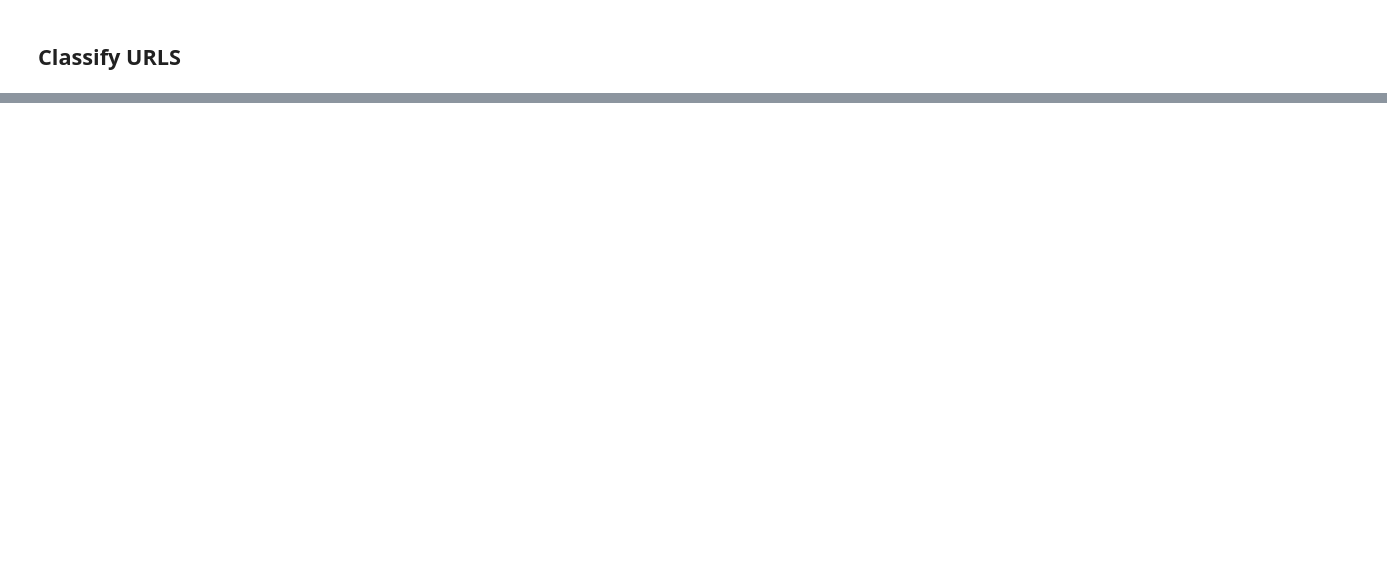
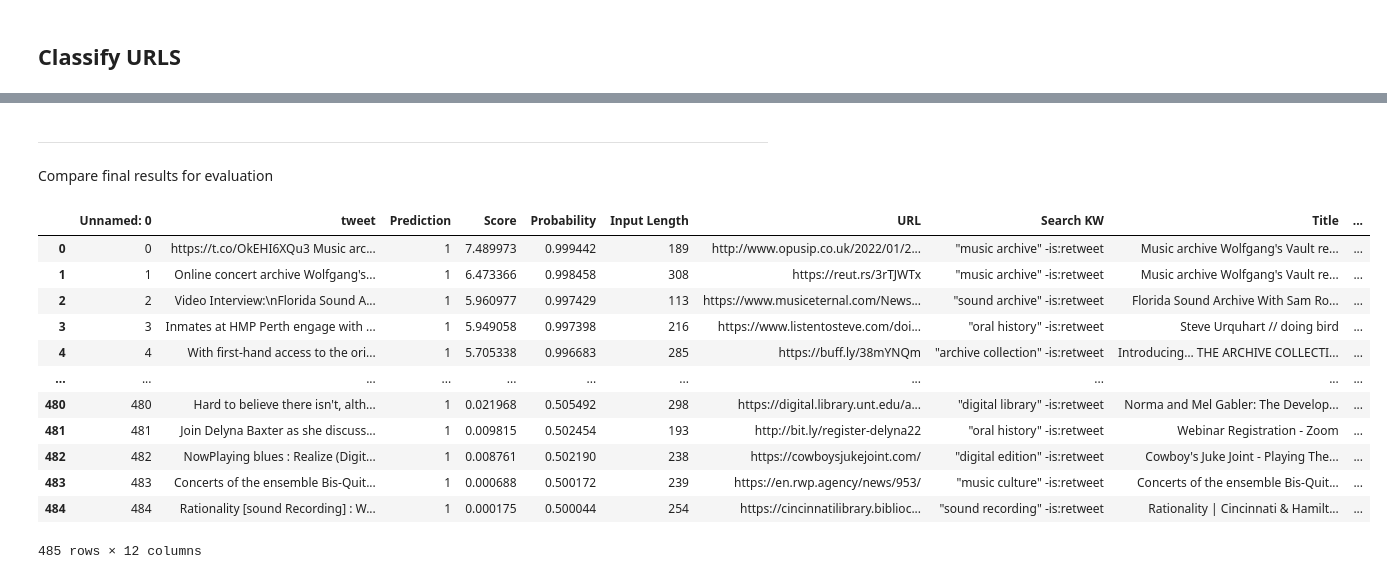
Before and after one commit to polifonia-project/musow-pipeline, a Jupyter notebook: NOTEBOOKS/twitter_pipeline_tests.ipynb, the cells around one changed output, grey strips where cells are left out. Saved outputs shown, nothing was run; the diff lists cells and outputs as text; code cells hidden in the pictures; blank space fills up the shorter version.

```diff
--- a/NOTEBOOKS/twitter_pipeline_tests.ipynb
+++ b/NOTEBOOKS/twitter_pipeline_tests.ipynb
@@ -611,0 +622,39 @@ predicted_resources
+# %% [markdown]
+***
+# %% [markdown]
+Compare final results for evaluation
+# %%
+baseline = pd.read_csv(path+'LOGREG_RELEVANCE/FINAL_RESULTS/Jan-April_2022_assessed_by_Marilena.csv')
+baseline['source'] = 'baseline'
+baseline_true = baseline.loc[baseline['Add to musoW'] != 'no']
+baseline_false = baseline.loc[baseline['Add to musoW'] == 'no']
+
+evaluate = pd.read_csv(path+'LOGREG_RELEVANCE/PREDICTIONS/all_keywords_2022-01-01_04-30_desc_v2_100maxfeats.csv')
+evaluate['source'] = 'new'
+# %%
+baseline_true = baseline_true['URL'].to_dict()
+baseline_true = dict([(value, key) for key, value in baseline_true.items()])
+baseline_true.update((k,'true positive') for k in baseline_true)
+baseline_false = baseline_false['URL'].to_dict()
+baseline_false = dict([(value, key) for key, value in baseline_false.items()])
+baseline_false.update((k,'false positive') for k in baseline_false)
+# %%
+evaluate['sort'] = evaluate['URL'].map(baseline_true)
+evaluate.loc[evaluate['sort'] != 'true positive', 'sort'] = evaluate['URL'].map(baseline_false)
+evaluate['sort'] = evaluate['sort'].fillna('new')
+# %%
+evaluate
+# %% [output]
+|  | Unnamed: 0 | tweet | Prediction | Score | Probability | Input Length | URL | Search KW | Title | ... |
+| 0 | 0 | https://t.co/OkEHI6XQu3 Music arc... | 1 | 7.489973 | 0.999442 | 189 | http://www.opusip.co.uk/2022/01/2... | "music archive" -is:retweet | Music archive Wolfgang's Vault re... | ... |
+| 1 | 1 | Online concert archive Wolfgang's... | 1 | 6.473366 | 0.998458 | 308 | https://reut.rs/3rTJWTx | "music archive" -is:retweet | Music archive Wolfgang's Vault re... | ... |
+| 2 | 2 | Video Interview:\nFlorida Sound A... | 1 | 5.960977 | 0.997429 | 113 | https://www.musiceternal.com/News... | "sound archive" -is:retweet | Florida Sound Archive With Sam Ro... | ... |
+| 3 | 3 | Inmates at HMP Perth engage with ... | 1 | 5.949058 | 0.997398 | 216 | https://www.listentosteve.com/doi... | "oral history" -is:retweet | Steve Urquhart // doing bird | ... |
+| 4 | 4 | With first-hand access to the ori... | 1 | 5.705338 | 0.996683 | 285 | https://buff.ly/38mYNQm | "archive collection" -is:retweet | Introducing… THE ARCHIVE COLLECTI... | ... |
+| ... | ... | ... | ... | ... | ... | ... | ... | ... | ... | ... |
+| 480 | 480 | Hard to believe there isn't, alth... | 1 | 0.021968 | 0.505492 | 298 | https://digital.library.unt.edu/a... | "digital library" -is:retweet | Norma and Mel Gabler: The Develop... | ... |
+| 481 | 481 | Join Delyna Baxter as she discuss... | 1 | 0.009815 | 0.502454 | 193 | http://bit.ly/register-delyna22 | "oral history" -is:retweet | Webinar Registration - Zoom | ... |
+| 482 | 482 | NowPlaying blues : Realize (Digit... | 1 | 0.008761 | 0.502190 | 238 | https://cowboysjukejoint.com/ | "digital edition" -is:retweet | Cowboy's Juke Joint - Playing The... | ... |
+| 483 | 483 | Concerts of the ensemble Bis-Quit... | 1 | 0.000688 | 0.500172 | 239 | https://en.rwp.agency/news/953/ | "music culture" -is:retweet | Concerts of the ensemble Bis-Quit... | ... |
+| 484 | 484 | Rationality [sound Recording] : W... | 1 | 0.000175 | 0.500044 | 254 | https://cincinnatilibrary.biblioc... | "sound recording" -is:retweet | Rationality | Cincinnati & Hamilt... | ... |
+485 rows × 12 columns
```
Also changed, not shown: parts of 19 cells of this notebook, 14 other files.
